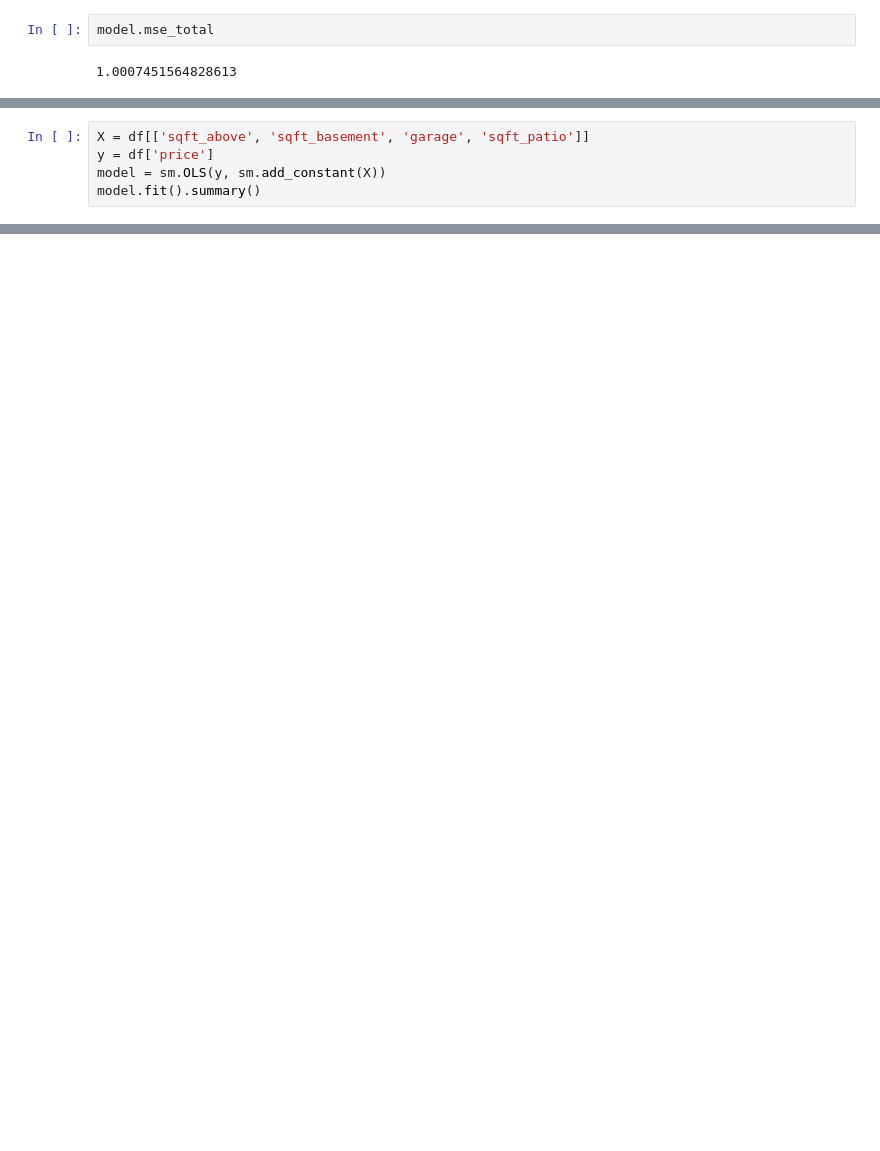
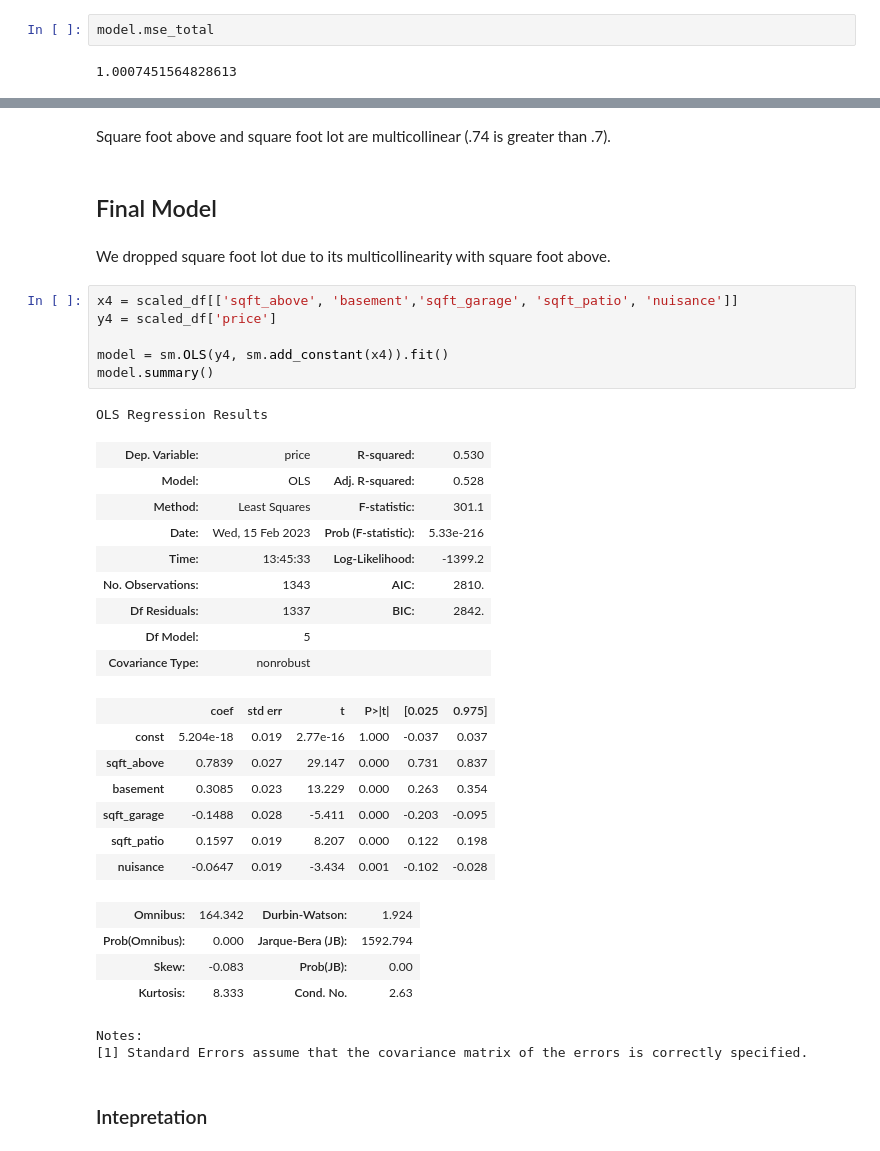
Before and after one commit to dnigh45/dsc-phase-2-djrachjake, a Jupyter notebook: dj-Copy1.ipynb, the cells around one changed output, grey strips where cells are left out. Saved outputs shown, nothing was run; the diff lists cells and outputs as text; blank space fills up the shorter version.

```diff
--- a/dj-Copy1.ipynb
+++ b/dj-Copy1.ipynb
@@ -786,5 +693,0 @@ sns.scatterplot(x= df['sqft_garage'], y=df['price'])
-# %%
-X = df[['sqft_above', 'sqft_basement', 'garage', 'sqft_patio']]
-y = df['price']
-model = sm.OLS(y, sm.add_constant(X))
-model.fit().summary()
@@ -815,0 +699,38 @@ df.drop('heat_source_2', axis=1)
+# %% [markdown]
+Square foot above and square foot lot are multicollinear (.74 is greater than .7).
+# %% [markdown]
+## Final Model
+# %% [markdown]
+We dropped square foot lot due to its multicollinearity with square foot above.
+# %%
+x4 = scaled_df[['sqft_above', 'basement','sqft_garage', 'sqft_patio', 'nuisance']]
+y4 = scaled_df['price']
+
+model = sm.OLS(y4, sm.add_constant(x4)).fit()
+model.summary()
+# %% [output]
+OLS Regression Results
+| Dep. Variable: | price | R-squared: | 0.530 |
+| Model: | OLS | Adj. R-squared: | 0.528 |
+| Method: | Least Squares | F-statistic: | 301.1 |
+| Date: | Wed, 15 Feb 2023 | Prob (F-statistic): | 5.33e-216 |
+| Time: | 13:45:33 | Log-Likelihood: | -1399.2 |
+| No. Observations: | 1343 | AIC: | 2810. |
+| Df Residuals: | 1337 | BIC: | 2842. |
+| Df Model: | 5 |  |  |
+| Covariance Type: | nonrobust |  |  |
+|  | coef | std err | t | P>|t| | [0.025 | 0.975] |
+| const | 5.204e-18 | 0.019 | 2.77e-16 | 1.000 | -0.037 | 0.037 |
+| sqft_above | 0.7839 | 0.027 | 29.147 | 0.000 | 0.731 | 0.837 |
+| basement | 0.3085 | 0.023 | 13.229 | 0.000 | 0.263 | 0.354 |
+| sqft_garage | -0.1488 | 0.028 | -5.411 | 0.000 | -0.203 | -0.095 |
+| sqft_patio | 0.1597 | 0.019 | 8.207 | 0.000 | 0.122 | 0.198 |
+| nuisance | -0.0647 | 0.019 | -3.434 | 0.001 | -0.102 | -0.028 |
+| Omnibus: | 164.342 | Durbin-Watson: | 1.924 |
+| Prob(Omnibus): | 0.000 | Jarque-Bera (JB): | 1592.794 |
+| Skew: | -0.083 | Prob(JB): | 0.00 |
+| Kurtosis: | 8.333 | Cond. No. | 2.63 |
+Notes:
+[1] Standard Errors assume that the covariance matrix of the errors is correctly specified.
+# %% [markdown]
+### Intepretation
```
Also changed, not shown: parts of 47 cells of this notebook.
